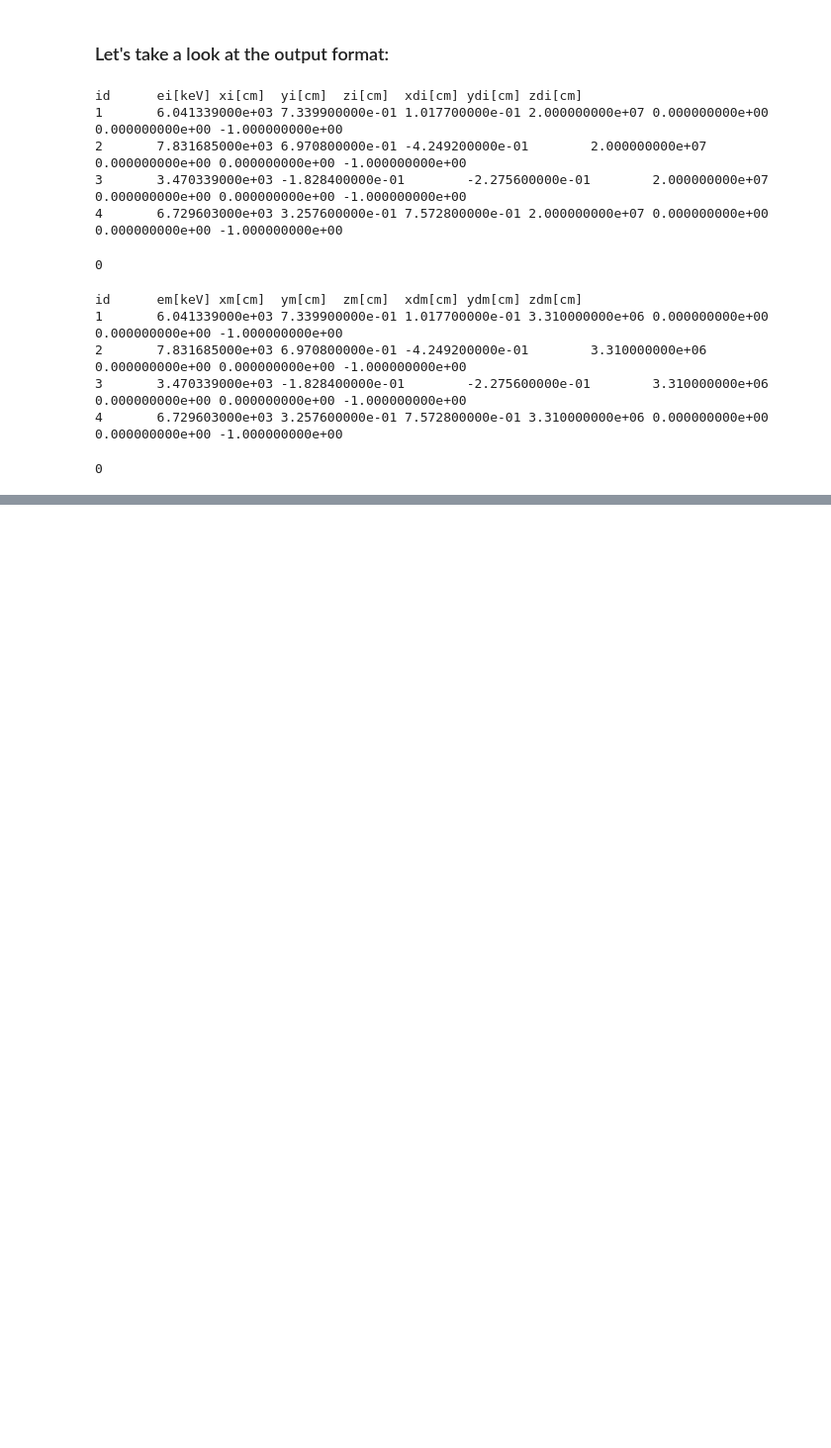
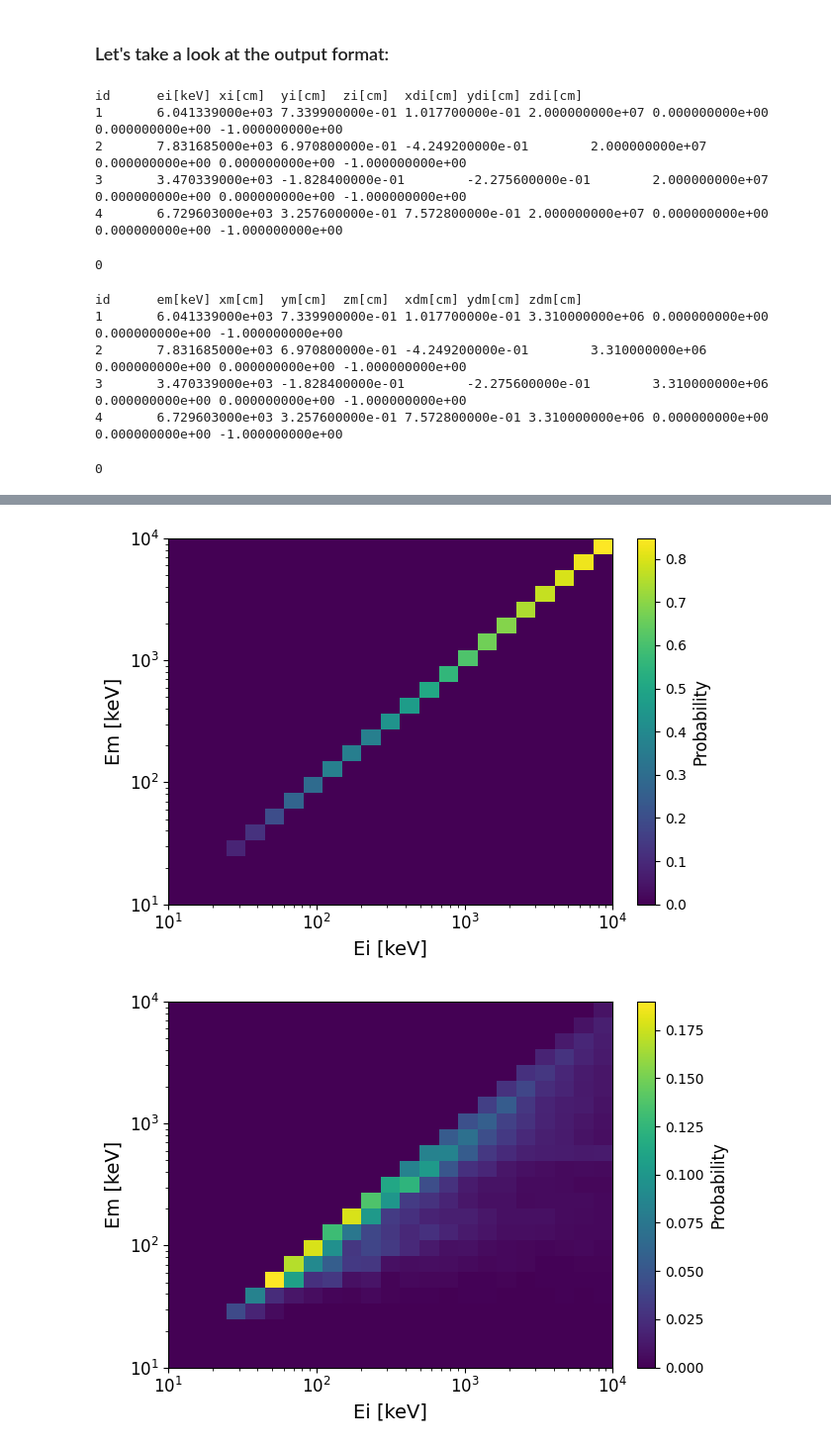
Before and after one commit to cositools/cosi-atmosphere, a Jupyter notebook: examples/notebooks/run_atm_sims/atmosphere_example.ipynb, the cells around one changed output, grey strips where cells are left out. Shown: that part at 99% size. Saved outputs shown, nothing was run; the diff lists cells and outputs as text; code cells hidden in the pictures; blank space fills up the shorter version.

```diff
--- a/examples/notebooks/run_atm_sims/atmosphere_example.ipynb
+++ b/examples/notebooks/run_atm_sims/atmosphere_example.ipynb
@@ -244,0 +257,5 @@ Number of measured photons: 9407.0
+# %%
+instance.get_total_edisp_matrix()
+# %% [output]
+[figure, added]
+[figure, added]
```
Also changed, not shown: parts of 13 cells of this notebook, 1 other file.
